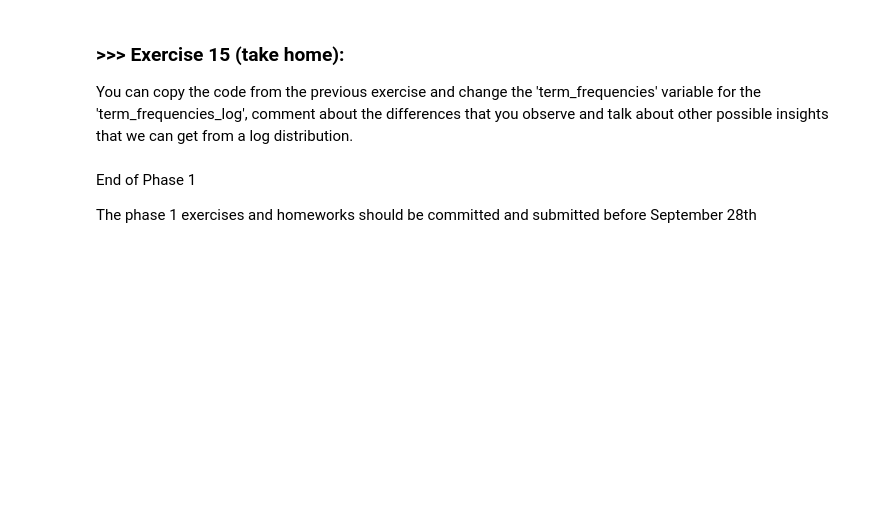
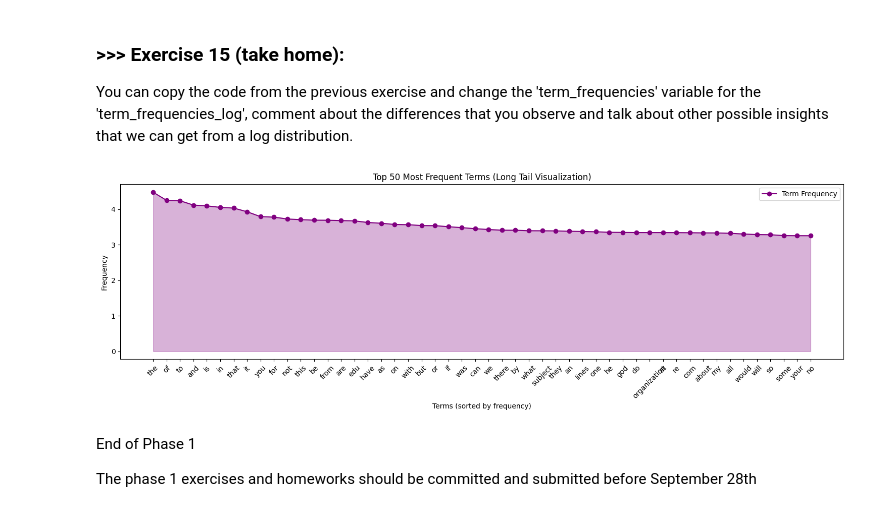
Before and after one commit to william-code87/DM2025-Lab1-Exercise, a Jupyter notebook: DM2025-Lab1-Master.ipynb, the cells around one changed output. Cells and saved outputs as stored; diff of their text form; code cells hidden in the pictures; blank space fills up the shorter version.

```diff
--- a/DM2025-Lab1-Master.ipynb
+++ b/DM2025-Lab1-Master.ipynb
@@ -1299,34 +1327,49 @@ You can copy the code from the previous exercise and change the 'term_frequencie
 # Answer here
 term_frequencies_log = np.log10(term_frequencies)
 top_freqs_log = term_frequencies_log[top_terms_idx]
 
 # Sort frequency
 sorted_idx = np.argsort(top_freqs_log)[::-1]
 top_terms_sorted = top_terms[sorted_idx]
 top_freqs_log_sorted = top_freqs_log[sorted_idx]
 
-# 5️⃣ Plot with Plotly
+# Plot with Plotly
 fig = go.Figure()
 
 fig.add_trace(go.Scatter(
     x=top_terms_sorted,
     y=top_freqs_log_sorted,
     mode='lines+markers',
     fill='tozeroy',
     line=dict(color='teal'),
     name="Log Term Frequency"
 ))
 
 fig.update_layout(
     title=f"Top {top_n} Most Frequent Terms (Log Scale Visualization)",
     xaxis_title="Terms (sorted by log frequency)",
     yaxis_title="Log(Frequency)",
     xaxis_tickangle=45,
     height=500,
     width=900
 )
 
 fig.show()
+
+# plot with plt
+plt.figure(figsize=(15,5))
+plt.plot(top_terms_sorted, top_freqs_log_sorted, color='purple', marker='o', label='Term Frequency')
+plt.fill_between(top_terms_sorted, top_freqs_log_sorted, color='purple', alpha=0.3)
+
+plt.xticks(rotation=45)
+plt.xlabel("Terms (sorted by frequency)")
+plt.ylabel("Frequency")
+plt.title(f"Top {top_n} Most Frequent Terms (Long Tail Visualization)")
+plt.legend()
+plt.tight_layout()
+plt.show()
+# %% [output]
+[figure, added]
 # %% [markdown]
 End of Phase 1
 
```
Also changed, not shown: parts of 2 cells of this notebook.
